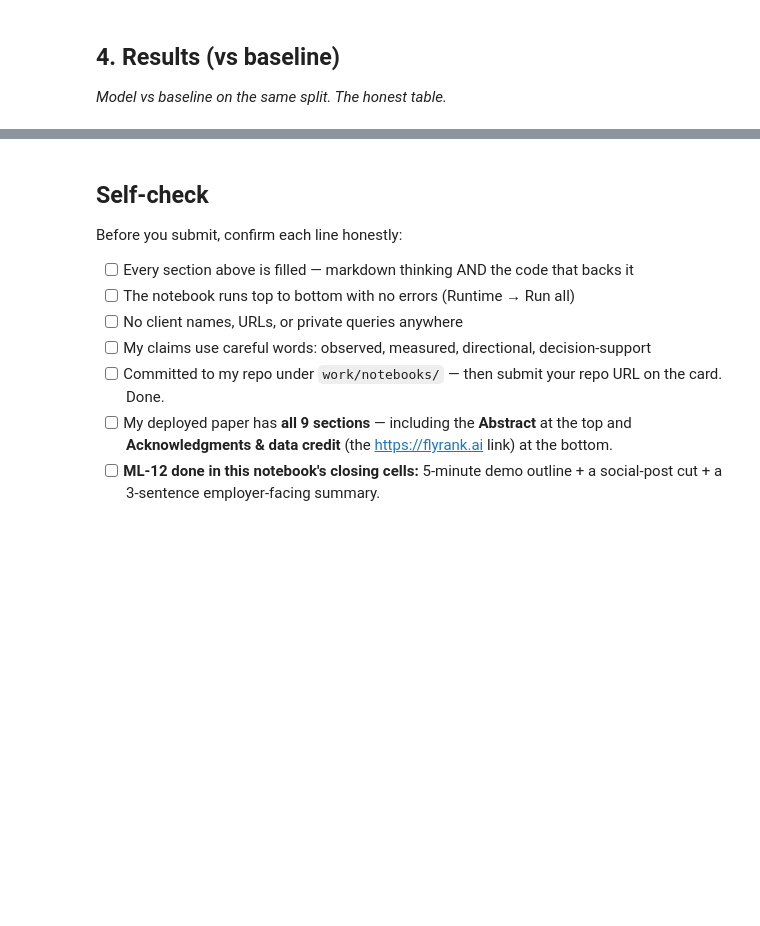
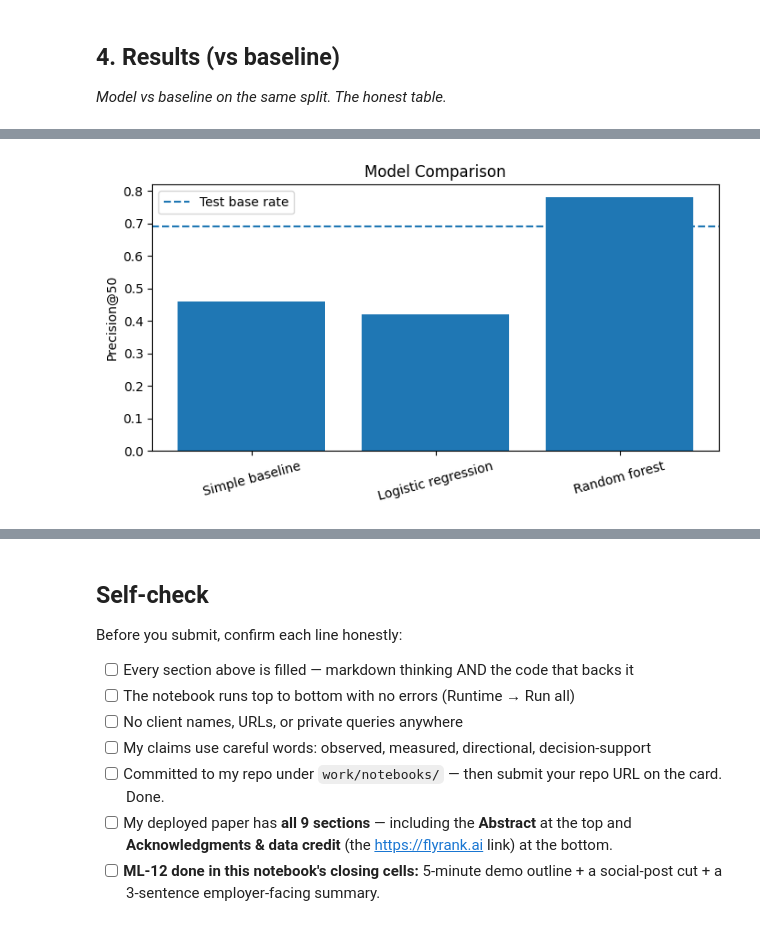
Before and after one commit to azka-asif/flyrank-ML, a Jupyter notebook: work/notebooks/capstone.ipynb, the cells around one changed output, grey strips where cells are left out. Drawn from its saved outputs; the diff is of its cells as text; code cells hidden in the pictures; blank space fills up the shorter version.

```diff
--- a/work/notebooks/capstone.ipynb
+++ b/work/notebooks/capstone.ipynb
@@ -36,0 +269,26 @@ This skeleton is yours to fill. Work the sections **in order** — each one has
+# %%
+def precision_at_k(y_true, scores, k=50):
+    temp = pd.DataFrame({"actual": list(y_true),"score": list(scores)})
+    top_k = temp.sort_values("score",ascending=False).head(k)
+    return top_k["actual"].mean()
+
+base_rate = y_test.mean()
+baseline_p50 = precision_at_k(y_test,test["baseline_score"])
+log_p50 = precision_at_k(y_test,test["log_score"])
+rf_p50 = precision_at_k(y_test,test["rf_score"])
+
+results = pd.DataFrame({
+    "Method": ["Base rate","Simple baseline","Logistic regression", "Random forest"],
+
+    "Precision@50": [base_rate, baseline_p50, log_p50,rf_p50],
+
+    "ROC AUC": [
+        None,
+
+        roc_auc_score(y_test,test["baseline_score"]),
+
+        roc_auc_score(y_test,test["log_score"]),
+
+        roc_auc_score(y_test,test["rf_score"])]})
+
+results
@@ -36,0 +449,15 @@ This skeleton is yours to fill. Work the sections **in order** — each one has
+# %%
+plot_data = results[results["Method"] != "Base rate"]
+plt.figure(figsize=(7, 4))
+plt.bar(plot_data["Method"], plot_data["Precision@50"])
+
+plt.axhline(base_rate, linestyle="--", label="Test base rate")
+plt.ylabel("Precision@50")
+plt.title("Model Comparison")
+plt.xticks(rotation=15)
+plt.legend()
+
+plt.tight_layout()
+plt.show()
+# %% [output]
+[figure, added]
```
Also changed, not shown: parts of 32 cells of this notebook.
